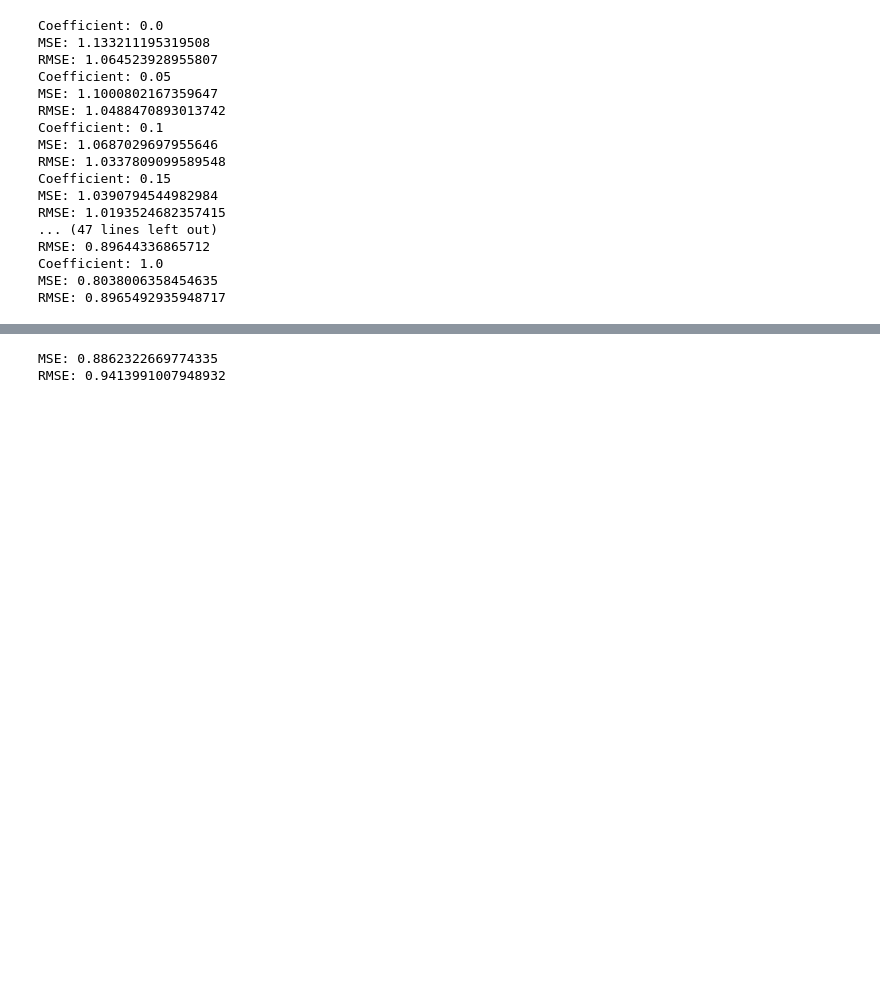
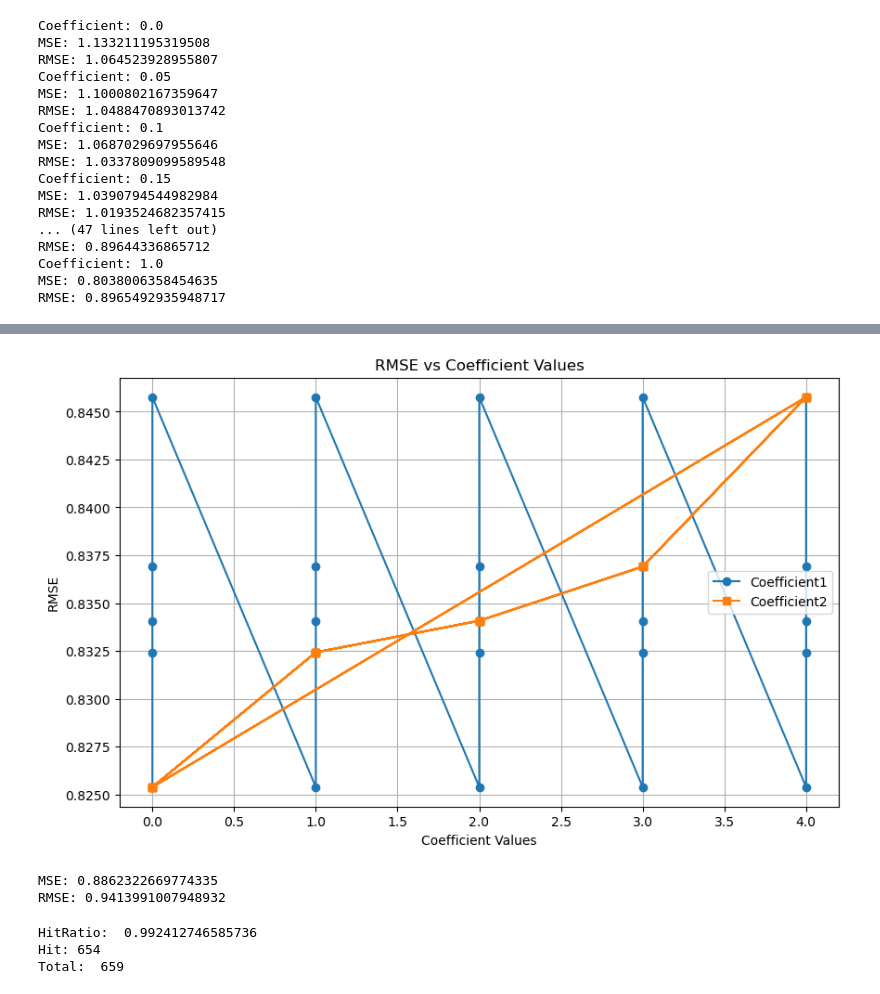
Before and after one commit to ZvonimirRavlic/hybridReccomenderSystem, a Jupyter notebook: hybridReccomendationSystem.ipynb, the cells around one changed output, grey strips where cells are left out. Cells and saved outputs as stored; diff of their text form; code cells hidden in the pictures; blank space fills up the shorter version.

Commit message:
Verzija sa testovima mse rmse

```diff
--- a/hybridReccomendationSystem.ipynb
+++ b/hybridReccomendationSystem.ipynb
@@ -127,5 +180,5 @@ for index, row in ratings_test.iterrows():
     user_id = row['userId']
     movie_id = row['movieId']
     rating = row['rating']
-    predicted = predict_switching(user_id, movie_id, rating)
+    predicted = predict_weighted(user_id, movie_id, rating)
     data.append((rating, predicted))
@@ -214,3 +273,20 @@ RMSE: 1.0604464800888485
+# %%
+coef1_values = [item[0] for item in graphData]
+coef2_values = [item[1] for item in graphData]
+rmse_values = [item[2] for item in graphData]
+
+# Plotting
+plt.figure(figsize=(10, 6))
+plt.plot(coef1_values, rmse_values, marker='o', label='Coefficient1')
+plt.plot(coef2_values, rmse_values, marker='s', label='Coefficient2')
+plt.xlabel('Coefficient Values')
+plt.ylabel('RMSE')
+plt.title('RMSE vs Coefficient Values')
+plt.legend()
+plt.grid(True)
+plt.show()
+# %% [output]
+[figure, added]
 # %%
 def estimate_augment(user_id, movies):
     user_ratings = pd.merge(ratings[ratings['userId'] == user_id],
@@ -263,9 +347,9 @@ RMSE: 0.9413991007948932
 # %%
 user_ids = ratings_test['userId'].unique()
-ratings_test = pd.merge(ratings_test, movie_metadata[['movieId']], left_on='movieId', right_on='movieId', how='inner')
+ratings_test = pd.merge(ratings_test, movie_metadata[['id']], left_on='movieId', right_on='id', how='inner')
 total, hit = 0, 0
 for user_id in user_ids:
-    first_row = get_recommendations(user_id).iloc[0]
+    first_row = recommend_switching(user_id).iloc[0]
     predicted_rating = first_row['predicted_rating']
     total = total + 1
     if predicted_rating > 3.5:
@@ -273,3 +357,7 @@ for user_id in user_ids:
 print("HitRatio: ", hit / total)
 print("Hit:", hit)
 print("Total: ", total)
+# %% [output]
+HitRatio:  0.992412746585736
+Hit: 654
+Total:  659
```
Also changed, not shown: parts of 14 cells of this notebook, 1 other file.
